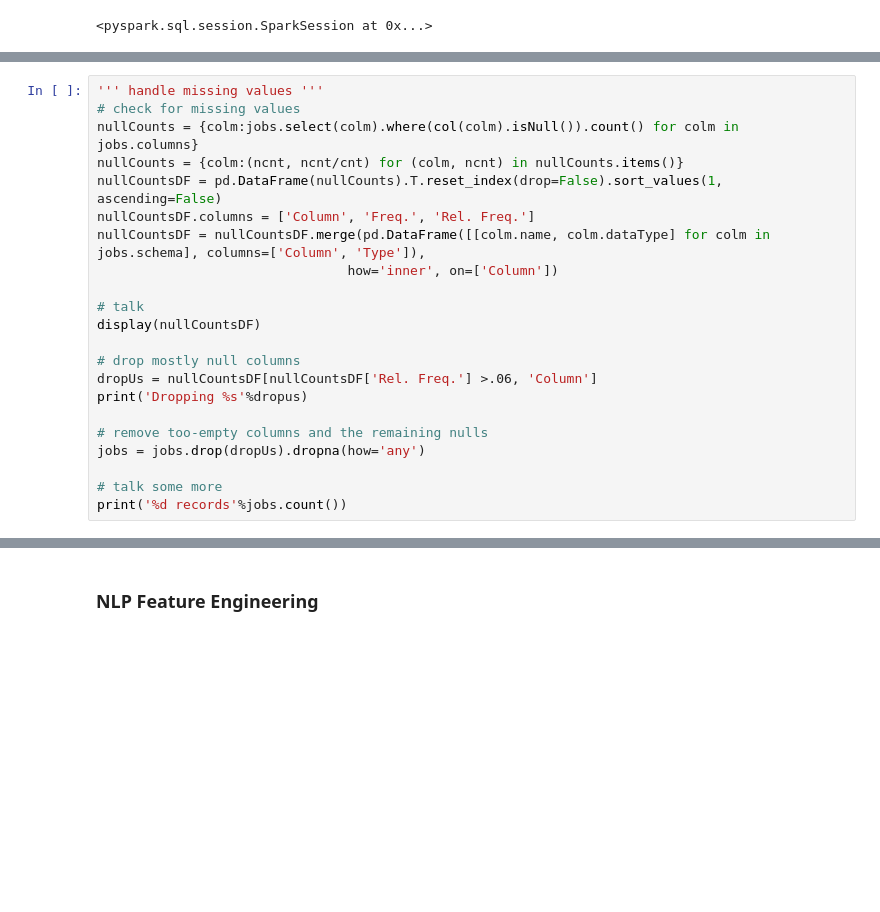
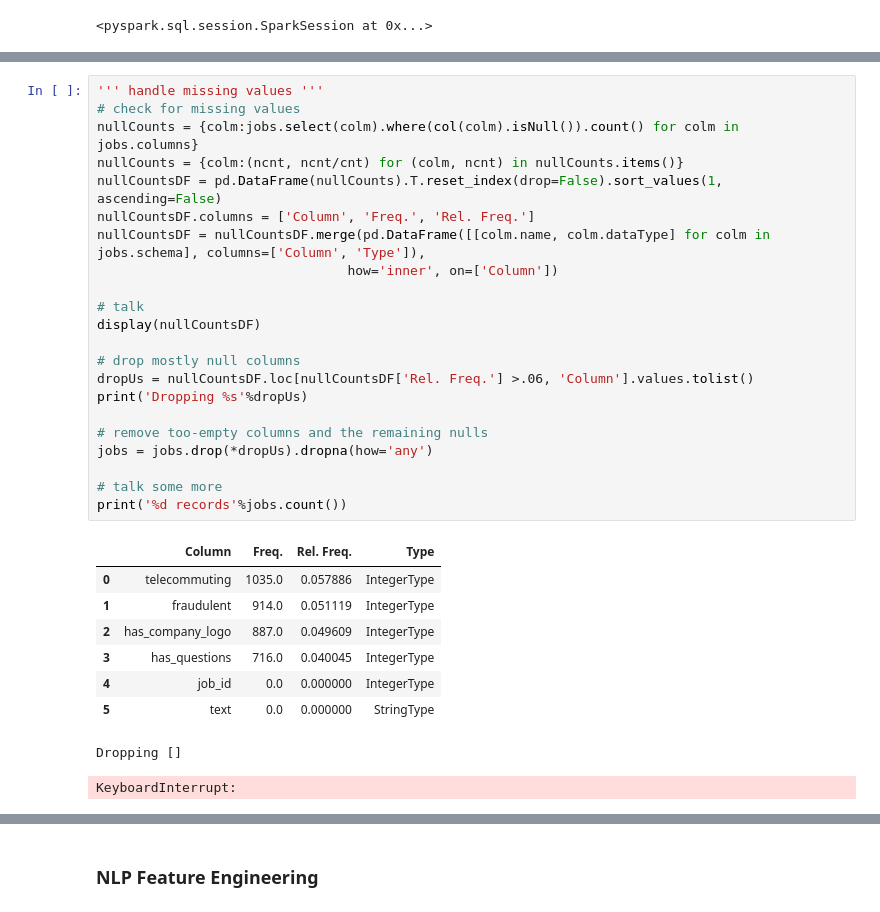
Before and after one commit to ahowe42/pyspark_explore, a Jupyter notebook: pyspark_essentials_udemy/assign/MLLIB_NLP_HW.ipynb, the cells around one changed output, grey strips where cells are left out. Cells and saved outputs as stored; diff of their text form; blank space fills up the shorter version.

```diff
--- a/pyspark_essentials_udemy/assign/MLLIB_NLP_HW.ipynb
+++ b/pyspark_essentials_udemy/assign/MLLIB_NLP_HW.ipynb
@@ -63,23 +84,33 @@ display(jobs.limit(10).toPandas())
 # %%
 ''' handle missing values '''
 # check for missing values
 nullCounts = {colm:jobs.select(colm).where(col(colm).isNull()).count() for colm in jobs.columns}
 nullCounts = {colm:(ncnt, ncnt/cnt) for (colm, ncnt) in nullCounts.items()}
 nullCountsDF = pd.DataFrame(nullCounts).T.reset_index(drop=False).sort_values(1, ascending=False)
 nullCountsDF.columns = ['Column', 'Freq.', 'Rel. Freq.']
 nullCountsDF = nullCountsDF.merge(pd.DataFrame([[colm.name, colm.dataType] for colm in jobs.schema], columns=['Column', 'Type']),
                                 how='inner', on=['Column'])
 
 # talk
 display(nullCountsDF)
 
 # drop mostly null columns
-dropUs = nullCountsDF[nullCountsDF['Rel. Freq.'] >.06, 'Column']
-print('Dropping %s'%dropus)
+dropUs = nullCountsDF.loc[nullCountsDF['Rel. Freq.'] >.06, 'Column'].values.tolist()
+print('Dropping %s'%dropUs)
 
 # remove too-empty columns and the remaining nulls
-jobs = jobs.drop(dropUs).dropna(how='any')
+jobs = jobs.drop(*dropUs).dropna(how='any')
 
 # talk some more
 print('%d records'%jobs.count())
+# %% [output]
+|  | Column | Freq. | Rel. Freq. | Type |
+| 0 | telecommuting | 1035.0 | 0.057886 | IntegerType |
+| 1 | fraudulent | 914.0 | 0.051119 | IntegerType |
+| 2 | has_company_logo | 887.0 | 0.049609 | IntegerType |
+| 3 | has_questions | 716.0 | 0.040045 | IntegerType |
+| 4 | job_id | 0.0 | 0.000000 | IntegerType |
+| 5 | text | 0.0 | 0.000000 | StringType |
+Dropping []
+KeyboardInterrupt:
 # %%
```
Also changed, not shown: parts of 12 cells of this notebook, 1 other file.
